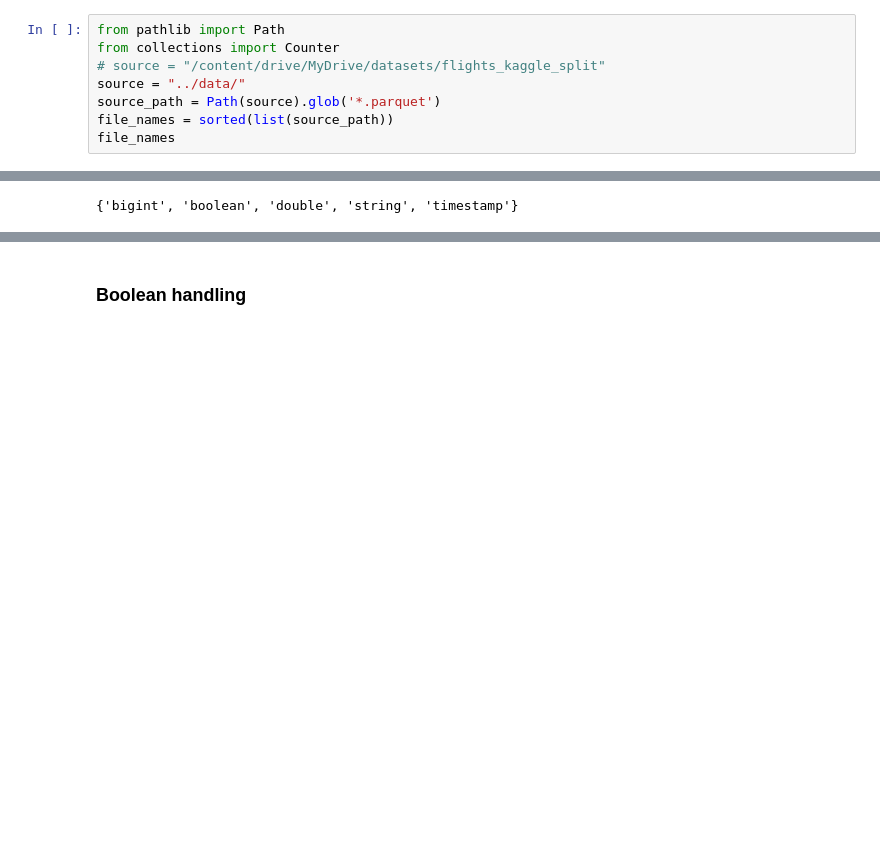
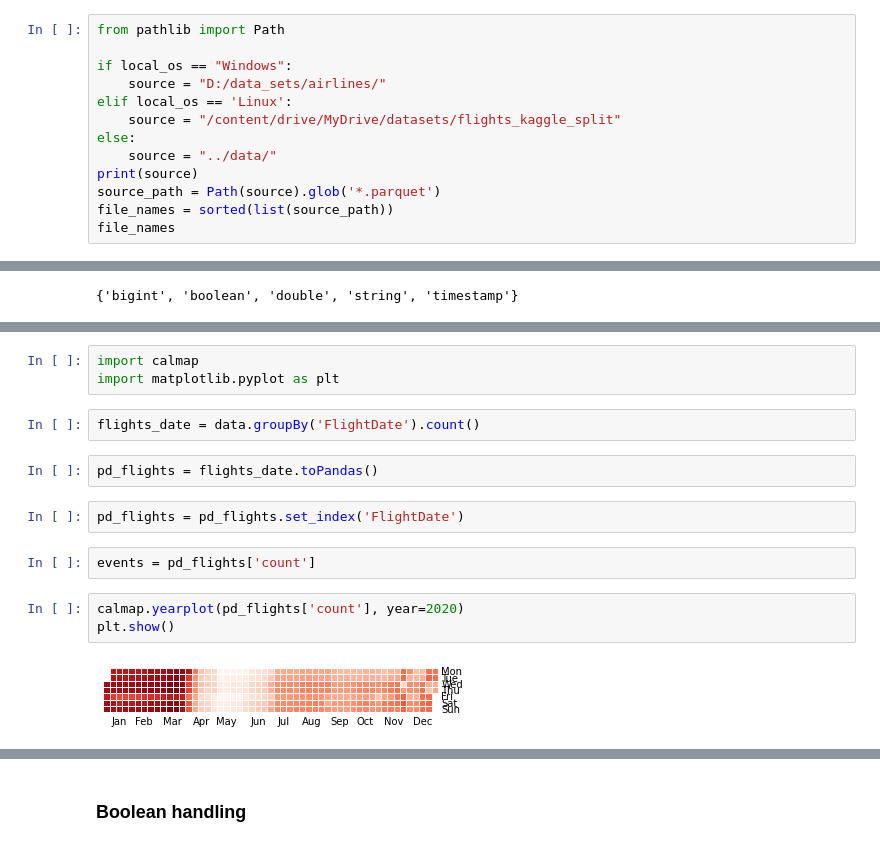
Before and after one commit to lui91/data-lakehouse, a Jupyter notebook: notebooks/pyspark_flight_analysis.ipynb, the cells around one changed output, grey strips where cells are left out. Drawn from its saved outputs; the diff is of its cells as text; blank space fills up the shorter version.

```diff
--- a/notebooks/pyspark_flight_analysis.ipynb
+++ b/notebooks/pyspark_flight_analysis.ipynb
@@ -48,9 +58,14 @@ from pyspark.sql.functions import desc, isnan, when, count, col, isnull
 # Data loading
 # %%
 from pathlib import Path
-from collections import Counter
-# source = "/content/drive/MyDrive/datasets/flights_kaggle_split"
-source = "../data/"
+
+if local_os == "Windows":
+    source = "D:/data_sets/airlines/"
+elif local_os == 'Linux':
+    source = "/content/drive/MyDrive/datasets/flights_kaggle_split"
+else:
+    source = "../data/"
+print(source)
 source_path = Path(source).glob('*.parquet')
 file_names = sorted(list(source_path))
 file_names
@@ -109,0 +140,16 @@ dtypes
+# %%
+import calmap
+import matplotlib.pyplot as plt
+# %%
+flights_date = data.groupBy('FlightDate').count()
+# %%
+pd_flights = flights_date.toPandas()
+# %%
+pd_flights = pd_flights.set_index('FlightDate')
+# %%
+events = pd_flights['count']
+# %%
+calmap.yearplot(pd_flights['count'], year=2020)
+plt.show()
+# %% [output]
+[figure, added]
```
Also changed, not shown: parts of 31 cells of this notebook.
